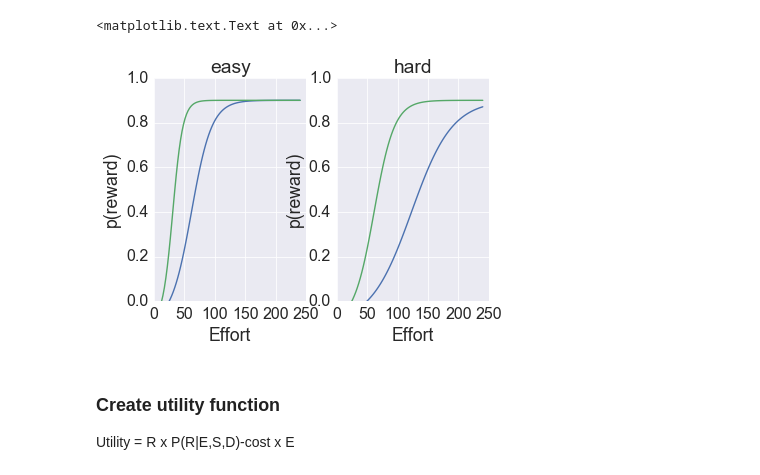
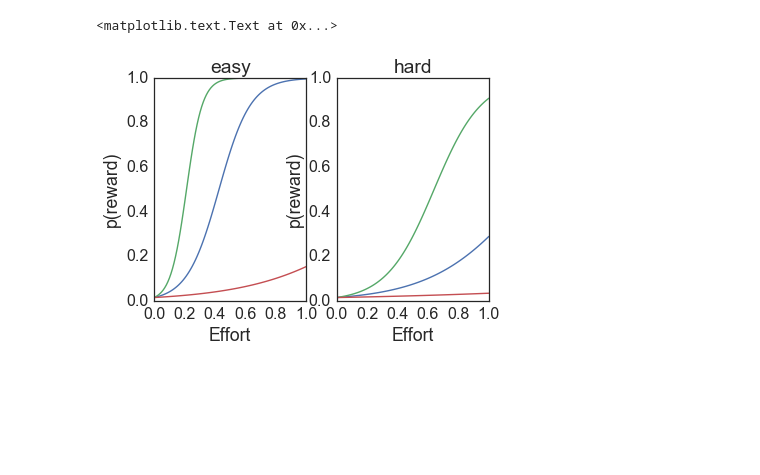
Before and after one commit to jlnrd/Effort, a Jupyter notebook: Effort_cogsci_2017.ipynb, the cells around one changed output. Cells and saved outputs as stored; diff of their text form; code cells hidden in the pictures; blank space fills up the shorter version.

```diff
--- a/Effort_cogsci_2017.ipynb
+++ b/Effort_cogsci_2017.ipynb
@@ -28,40 +1,56 @@ For our four conditions, here are some values that we used
 # %%
-def prob_reward(e,diff,skill): #model for success
-    #f = (e * skill) / diff #skill and effort are not independent
-    b=.06 #controls slope - was .5
-    a=40 #was 30
-    c=.1
-    #a = 1
-    #b = 0.05
-    #c = 0
-    f = (e * skill / diff)
+import pandas as pd
+import glob as glob
+import numpy as np
+import matplotlib.pyplot as plt
+import seaborn as sns
+%matplotlib inline
+sns.set_style('white')
 
-    p = 1/(1+a*np.exp(-f*b)) -c #softmax - scaling the function to be sigmoidal, small errors dont matter as much
+N_samples = 10000
+threshold = .5
+REWARD = 1
 
-    return p
+COST = 0.5
+# 6 / 60
+B=6
+A=60 # 40 # 60
+u_skill = .625
+tao_skill = 20
 
-unskilled = 1
-skilled = 2
-easy = 1
-hard = 2
-es=np.linspace(0,240,100)
+def prob_reward(e,diff,skill):
+    return 1/(1 + A * np.exp(-(e * skill / diff) * B))
+
+def get_effort(reward, cost, diff, skill):
+    Us=list()
+    es = np.linspace(0, 1, 100)
+    for i in es:
+        U=reward*prob_reward(i, diff, skill)-cost*i #utility function
+        Us.append(U)
+    return es[np.argmax(Us)], Us, es  #return argmax of utility, and utilities
+
+unskilled = .4
+skilled = .8
+kid = .1
+easy = .25
+hard = .75
+es=np.linspace(0,1,100)
 p0 = [prob_reward(e,easy,unskilled) for e in es]
 p1 = [prob_reward(e,easy,skilled) for e in es]
+p2 = [prob_reward(e,easy,kid) for e in es]
+
 plt.subplot(1,2,1)
-plt.plot(es,p0, es, p1)
+plt.plot(es,p0, es, p1, es, p2)
 plt.ylim([0,1])
 plt.xlabel('Effort') ; plt.ylabel('p(reward)'); plt.title('easy')
 
-
 p0 = [prob_reward(e,hard,unskilled) for e in es]
 p1 = [prob_reward(e,hard,skilled) for e in es]
+p2 = [prob_reward(e,hard,kid) for e in es]
 plt.subplot(1,2,2)
-plt.plot(es,p0, es, p1)
+plt.plot(es,p0, es, p1, es, p2)
 plt.ylim([0,1])
 plt.xlabel('Effort') ; plt.ylabel('p(reward)'); plt.title('hard')
 # %% [output]
 <matplotlib.text.Text at 0x...>
-[figure, old version]
+[figure, new version]
-# %% [markdown]
-### Create utility function
- Utility = R x P(R|E,S,D)-cost x E
```
Also changed, not shown: parts of 29 cells of this notebook.
